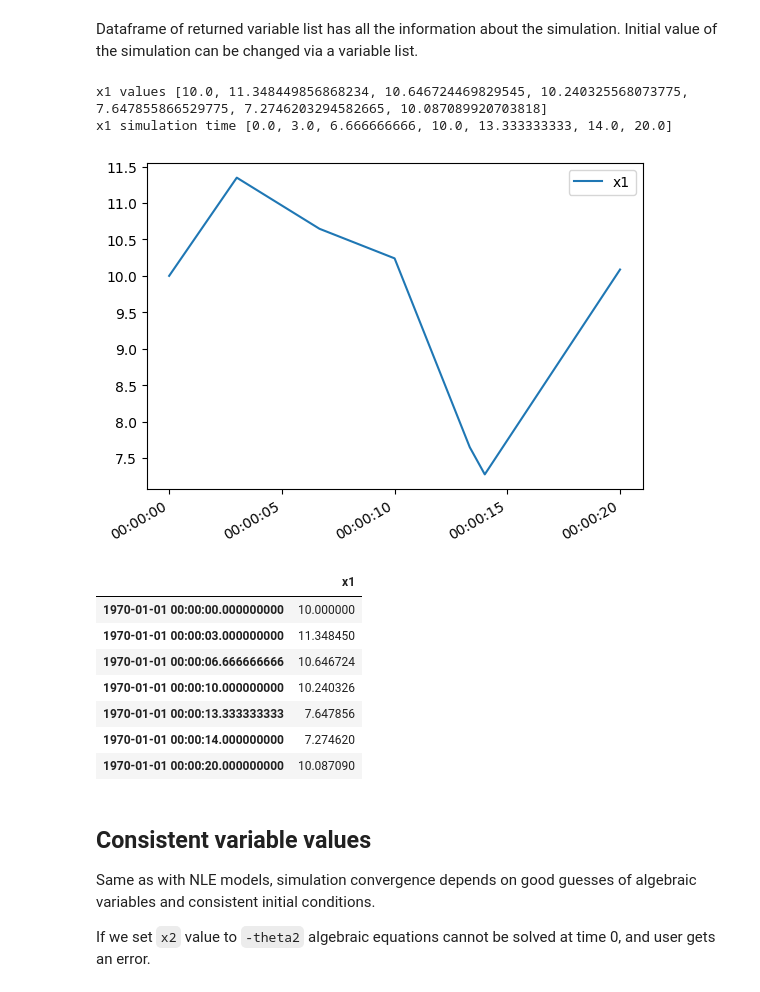
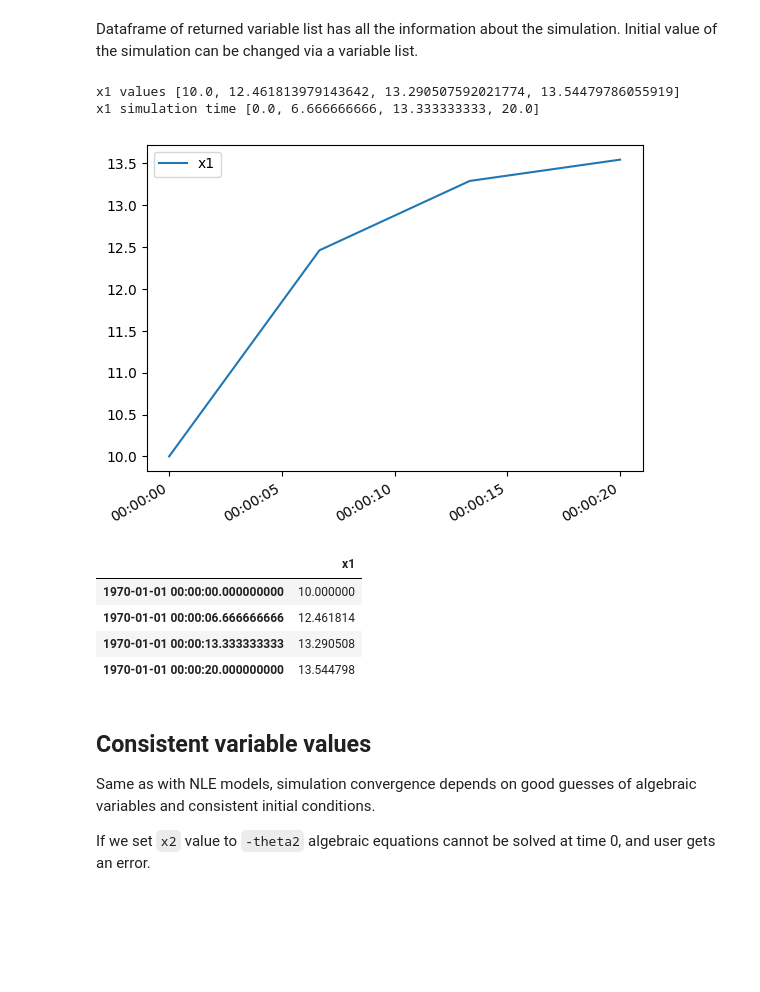
Before and after one commit to kozachynskyi/mopeds, a Jupyter notebook: docs/Simulation DAE.ipynb, the cells around one changed output. Saved outputs shown, nothing was run; the diff lists cells and outputs as text; code cells hidden in the pictures; blank space fills up the shorter version.

```diff
--- a/docs/Simulation DAE.ipynb
+++ b/docs/Simulation DAE.ipynb
@@ -80,24 +80,21 @@ Initial value of the simulation can be changed via a variable list.
 # %%
 time_grid = np.linspace(0,20,4)
 variable_list["x1"].value = 10
 sim = mopeds.Simulator(m, time_grid, variable_list)
-res_sim = sim.generate_exp_data(algebraic=True)
+res_sim = sim.simulate(algebraic=True)[2]
 print("x1 values", res_sim["x1"].value)
 print("x1 simulation time", res_sim["x1"].time_relative)
 res_sim["x1"].plot()
 res_sim["x1"].dataframe
 # %% [output]
-x1 values [10.0, 11.348449856868234, 10.646724469829545, 10.240325568073775, 7.647855866529775, 7.2746203294582665, 10.087089920703818]
-x1 simulation time [0.0, 3.0, 6.666666666, 10.0, 13.333333333, 14.0, 20.0]
+x1 values [10.0, 12.461813979143642, 13.290507592021774, 13.54479786055919]
+x1 simulation time [0.0, 6.666666666, 13.333333333, 20.0]
-[figure, old version]
+[figure, new version]
 |  | x1 |
 | 1970-01-01 00:00:00.000000000 | 10.000000 |
-| 1970-01-01 00:00:03.000000000 | 11.348450 |
-| 1970-01-01 00:00:06.666666666 | 10.646724 |
-| 1970-01-01 00:00:10.000000000 | 10.240326 |
-| 1970-01-01 00:00:13.333333333 | 7.647856 |
-| 1970-01-01 00:00:14.000000000 | 7.274620 |
-| 1970-01-01 00:00:20.000000000 | 10.087090 |
+| 1970-01-01 00:00:06.666666666 | 12.461814 |
+| 1970-01-01 00:00:13.333333333 | 13.290508 |
+| 1970-01-01 00:00:20.000000000 | 13.544798 |
 # %% [markdown]
 ## Consistent variable values
 
```
Also changed, not shown: parts of 4 cells of this notebook, 23 other files.
